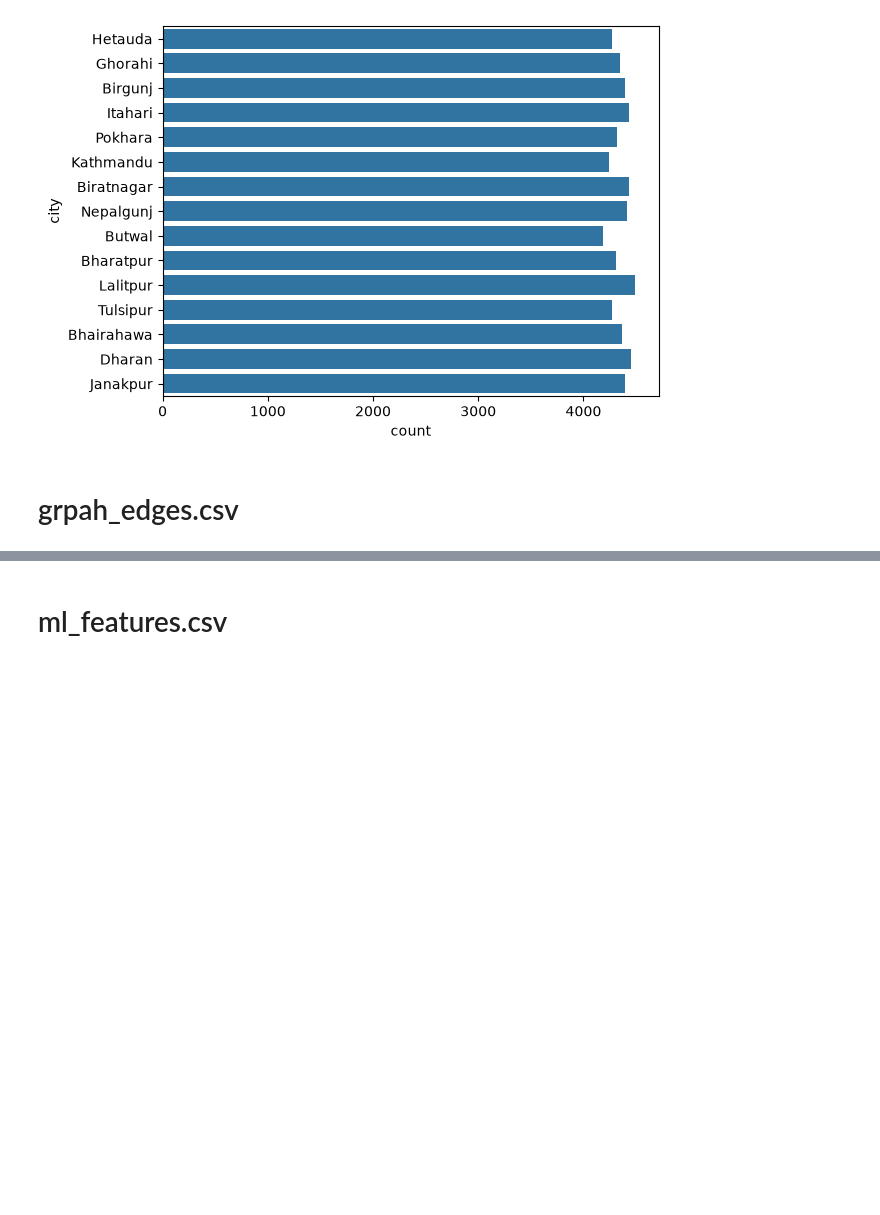
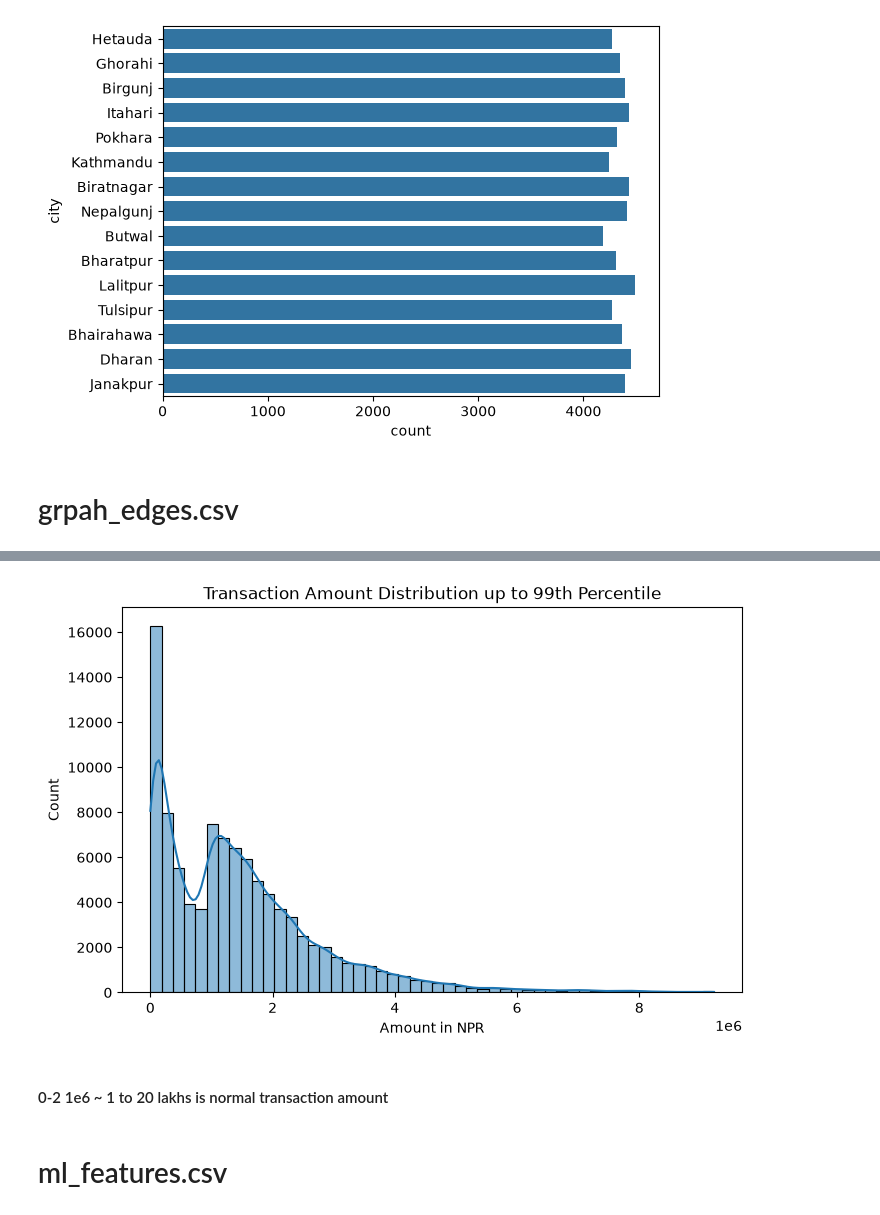
Before and after one commit to Lajnarpimger/DataVerse-_SignalVSNoise, a Jupyter notebook: EDA.ipynb, the cells around one changed output, grey strips where cells are left out. Saved outputs shown, nothing was run; the diff lists cells and outputs as text; code cells hidden in the pictures; blank space fills up the shorter version.

```diff
--- a/EDA.ipynb
+++ b/EDA.ipynb
@@ -156,3 +156,6 @@ sns.countplot(a_df["city"])
 [figure]
 # %% [markdown]
 # grpah_edges.csv
+# %%
+g_df = pd.read_csv("graph_edges.csv")
+g_df.head(5)
@@ -159,2 +221,22 @@ sns.countplot(a_df["city"])
+# %%
+amount_99 = g_df[g_df["amount_local_npr"] <= g_df["amount_local_npr"].quantile(0.99)]
+
+plt.figure(figsize=(8, 5))
+
+sns.histplot(
+    data=amount_99,
+    x="amount_local_npr",
+    bins=50,
+    kde=True
+)
+
+plt.title("Transaction Amount Distribution up to 99th Percentile")
+plt.xlabel("Amount in NPR")
+plt.ylabel("Count")
+plt.show()
+# %% [output]
+[figure, added]
+# %% [markdown]
+#### 0-2 1e6 ~ 1 to 20 lakhs is normal transaction amount
 # %% [markdown]
 # ml_features.csv
```
Also changed, not shown: parts of 37 cells of this notebook.
